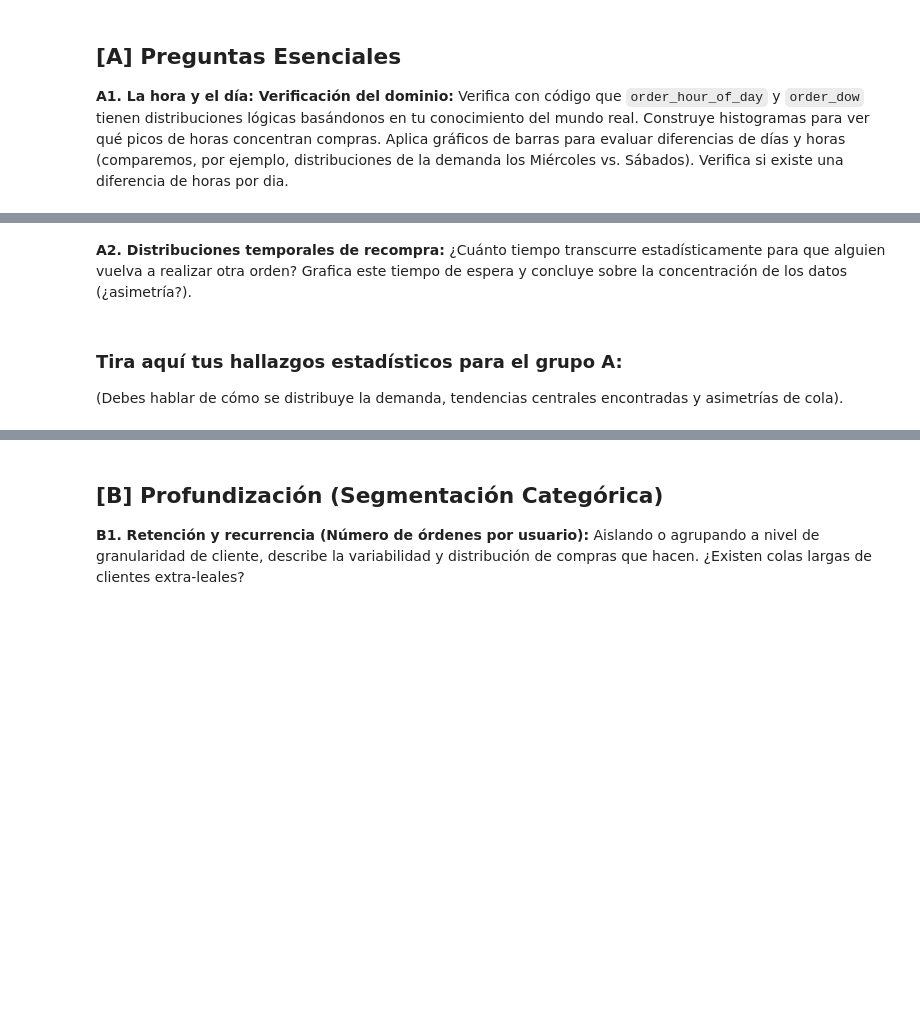
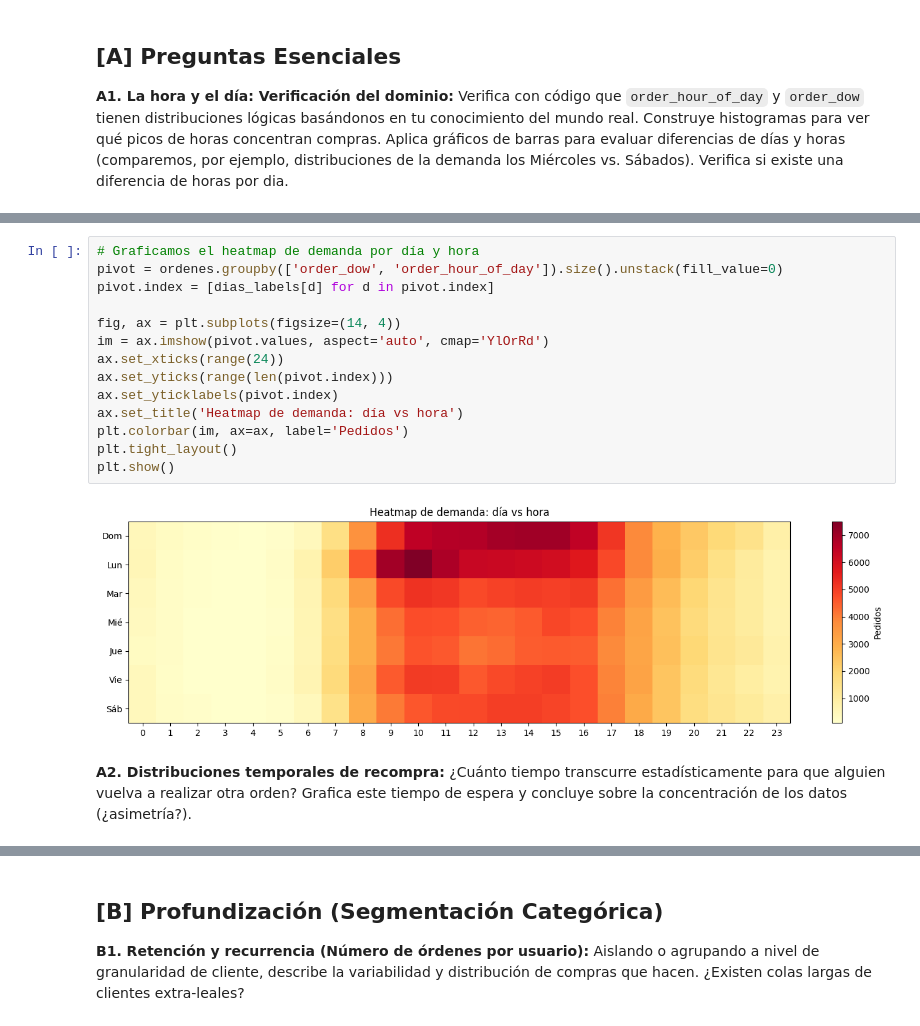
Before and after one commit to mpillapa/workshop-3, a Jupyter notebook: taller_3_Manuel_Pillapa.ipynb, the cells around one changed output, grey strips where cells are left out. Cells and saved outputs as stored; diff of their text form; blank space fills up the shorter version.

```diff
--- a/taller_3_Manuel_Pillapa.ipynb
+++ b/taller_3_Manuel_Pillapa.ipynb
@@ -437,6 +683,19 @@ Verifica con código que `order_hour_of_day` y `order_dow` tienen distribuciones
+# %%
+# Graficamos el heatmap de demanda por día y hora
+pivot = ordenes.groupby(['order_dow', 'order_hour_of_day']).size().unstack(fill_value=0)
+pivot.index = [dias_labels[d] for d in pivot.index]
+
+fig, ax = plt.subplots(figsize=(14, 4))
+im = ax.imshow(pivot.values, aspect='auto', cmap='YlOrRd')
+ax.set_xticks(range(24))
+ax.set_yticks(range(len(pivot.index)))
+ax.set_yticklabels(pivot.index)
+ax.set_title('Heatmap de demanda: día vs hora')
+plt.colorbar(im, ax=ax, label='Pedidos')
+plt.tight_layout()
+plt.show()
+# %% [output]
+[figure, added]
 # %% [markdown]
 **A2. Distribuciones temporales de recompra:**
 ¿Cuánto tiempo transcurre estadísticamente para que alguien vuelva a realizar otra orden? Grafica este tiempo de espera y concluye sobre la concentración de los datos (¿asimetría?).
-# %% [markdown]
-### Tira aquí tus hallazgos estadísticos para el grupo A:
-(Debes hablar de cómo se distribuye la demanda, tendencias centrales encontradas y asimetrías de cola).
```
Also changed, not shown: parts of 38 cells of this notebook, 1 other file.
